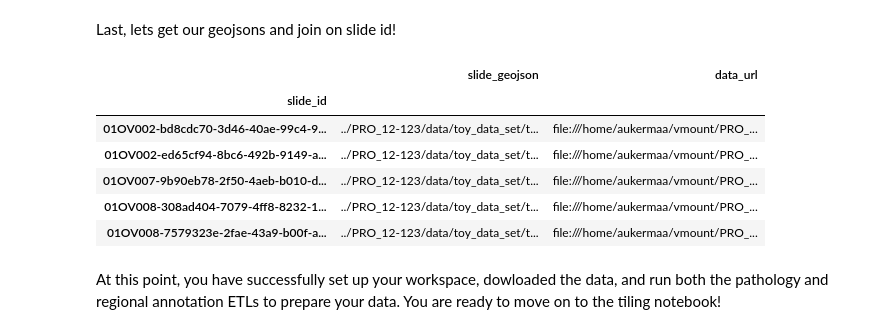
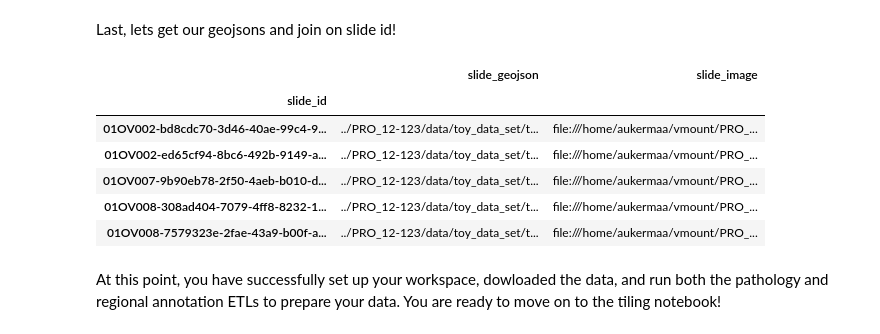
Before and after one commit to msk-mind/luna, a Jupyter notebook: docker/luna_tutorial/vmount/notebooks/1_dataset-prep.ipynb, the cells around one changed output. Cells and saved outputs as stored; diff of their text form; code cells hidden in the pictures.

```diff
--- a/docker/luna_tutorial/vmount/notebooks/1_dataset-prep.ipynb
+++ b/docker/luna_tutorial/vmount/notebooks/1_dataset-prep.ipynb
@@ -257,11 +253,11 @@ Last, lets get our geojsons and join on slide id!
 # %%
 pd.read_parquet("../PRO_12-123/data/toy_data_set/table/ANNOTATIONS/slide_annotation_dataset_TCGA collection_ov_regional.parquet") \
     .query("type=='geojson'")[['slide_geojson']] \
     .join(
-        pd.read_parquet("../PRO_12-123/data/toy_data_set/table/SLIDES/slide_ingest_PRO_12-123.parquet")['data_url']
+        pd.read_parquet("../PRO_12-123/data/toy_data_set/table/SLIDES/slide_ingest_PRO_12-123.parquet")['slide_image']
     )
 # %% [output]
-|  | slide_geojson | data_url |
+|  | slide_geojson | slide_image |
 | slide_id |  |  |
 | 01OV002-bd8cdc70-3d46-40ae-99c4-9... | ../PRO_12-123/data/toy_data_set/t... | file:///home/aukermaa/vmount/PRO_... |
 | 01OV002-ed65cf94-8bc6-492b-9149-a... | ../PRO_12-123/data/toy_data_set/t... | file:///home/aukermaa/vmount/PRO_... |
```
Also changed, not shown: parts of 6 cells of this notebook, 1 other file.
